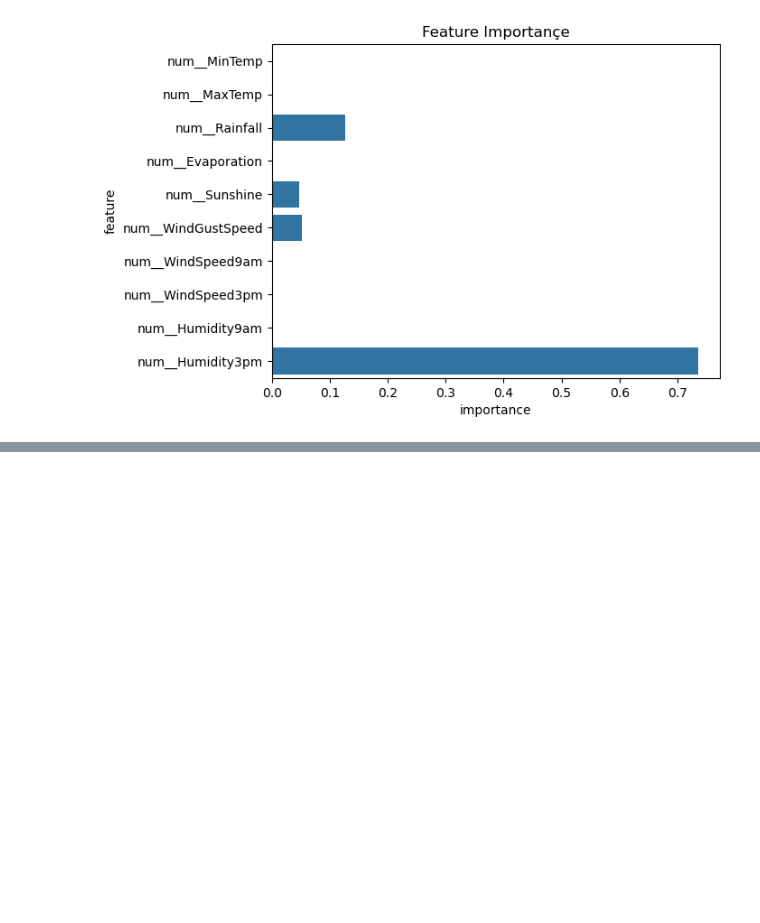
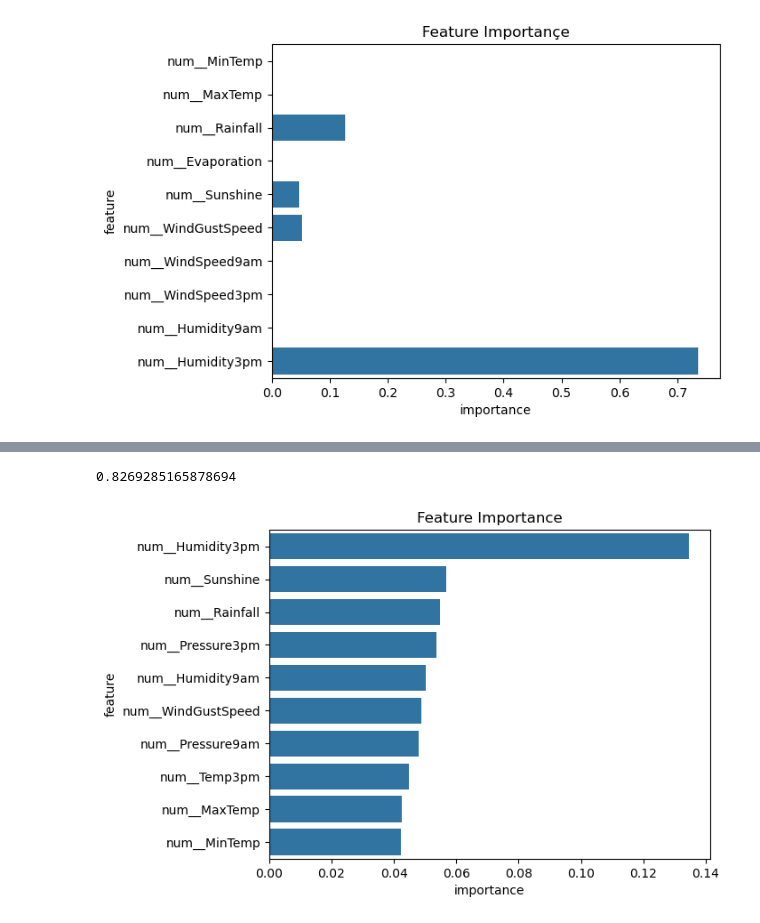
Before and after one commit to vaniarya/Machine_Learning, a Jupyter notebook: decision-trees-random-forests/Decision_tree.ipynb, the cells around one changed output, grey strips where cells are left out. Drawn from its saved outputs; the diff is of its cells as text; code cells hidden in the pictures; blank space fills up the shorter version.

```diff
--- a/decision-trees-random-forests/Decision_tree.ipynb
+++ b/decision-trees-random-forests/Decision_tree.ipynb
@@ -323,0 +337,2 @@ sns. barplot (data=feature_df.head(10), x='importance', y='feature');
+# %%
+mod1.fit(train_input, train_target)
@@ -323,0 +357,19 @@ sns. barplot (data=feature_df.head(10), x='importance', y='feature');
+# %%
+mod1.best_score_
+# %% [output]
+0.8269285165878694
+# %%
+best_pipeline = mod1.best_estimator_
+# %%
+tree_model1 = best_pipeline.named_steps['model']
+feature_names1 = best_pipeline.named_steps['prep'].get_feature_names_out()
+# %%
+importance_df = pd.DataFrame({
+    'feature': feature_names1,
+    'importance': tree_model1.feature_importances_
+})
+# %%
+plt.title('Feature Importance')
+sns.barplot(data=importance_df.sort_values(by="importance", ascending=False).head(10), x='importance', y='feature');
+# %% [output]
+[figure, added]
```
Also changed, not shown: parts of 5 cells of this notebook.
